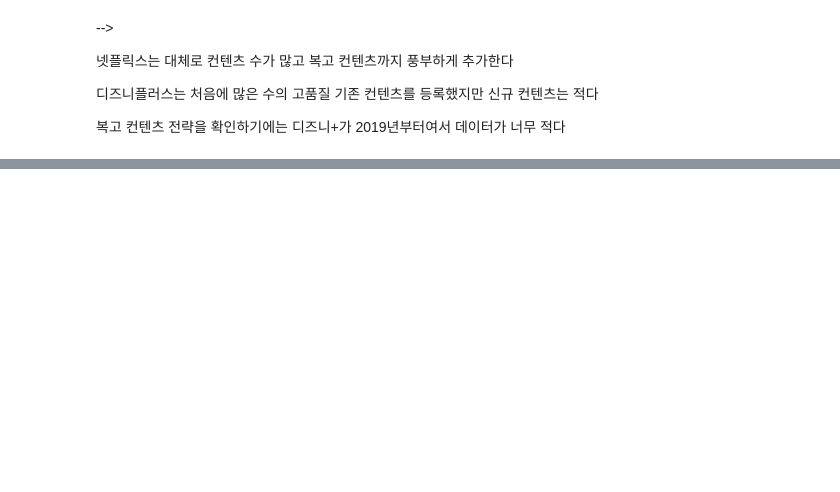
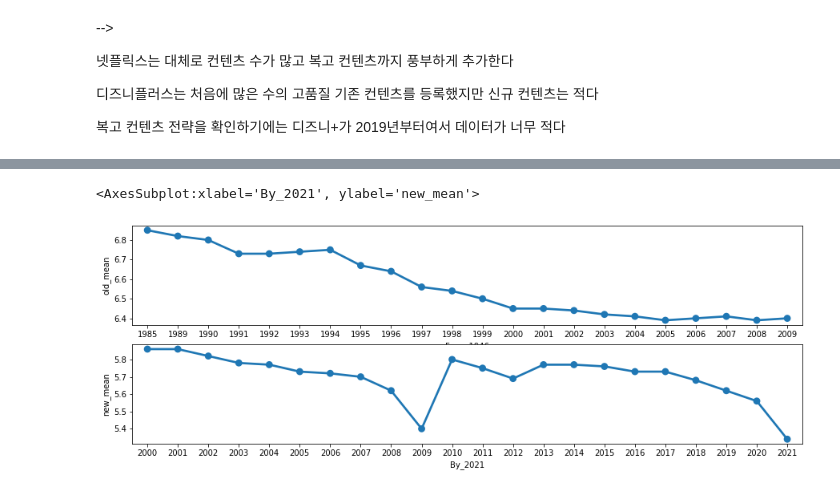
Before and after one commit to netfleeex/netflix_EDA, a Jupyter notebook: NETFLIX.ipynb, the cells around one changed output, grey strips where cells are left out. Drawn from its saved outputs; the diff is of its cells as text; code cells hidden in the pictures; blank space fills up the shorter version.

```diff
--- a/NETFLIX.ipynb
+++ b/NETFLIX.ipynb
@@ -609,0 +656,6 @@ sns.scatterplot(x='date_added', y='release_year', data=df5, s=15)
+# %%
+csv_path = os.getenv("HOME") + "/aiffel/hackerthon/data/old_new_vote.csv"
+data6 = pd.read_csv(csv_path)
+data6_copy=data6.copy()
+df6 = pd.DataFrame(data6)
+df6
@@ -609,0 +680,11 @@ sns.scatterplot(x='date_added', y='release_year', data=df5, s=15)
+# %%
+plt.figure(figsize = (15, 5)) # figsize 안에 넣어야 적용됨
+
+plt.subplot(2,1,1)
+sns.pointplot(data = df6, x = 'From_1946', y = 'old_mean')
+
+plt.subplot(2,1,2)
+sns.pointplot(data = df6, x = 'By_2021', y = 'new_mean')
+# %% [output]
+<AxesSubplot:xlabel='By_2021', ylabel='new_mean'>
+[figure, added]
```
Also changed, not shown: parts of 27 cells of this notebook.
